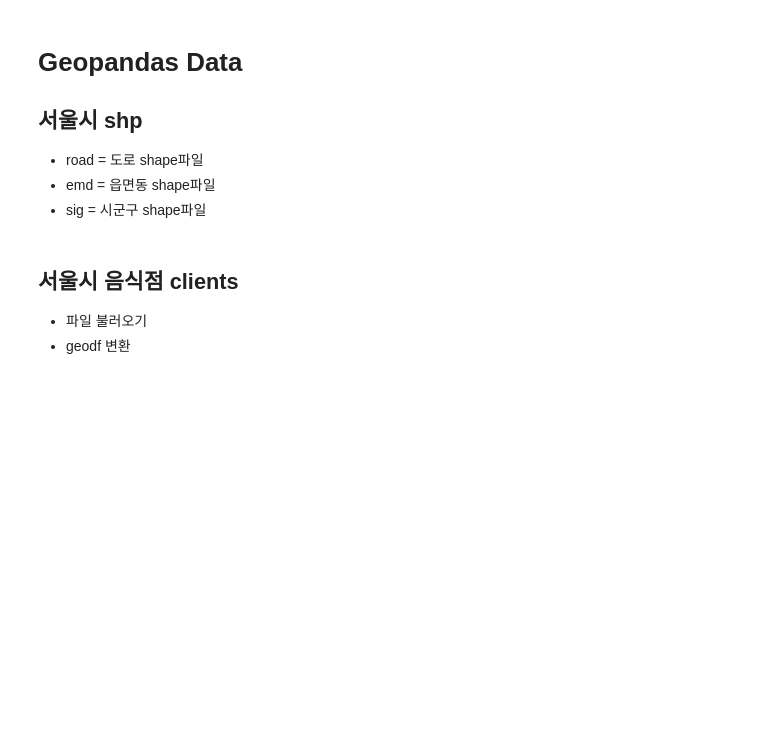
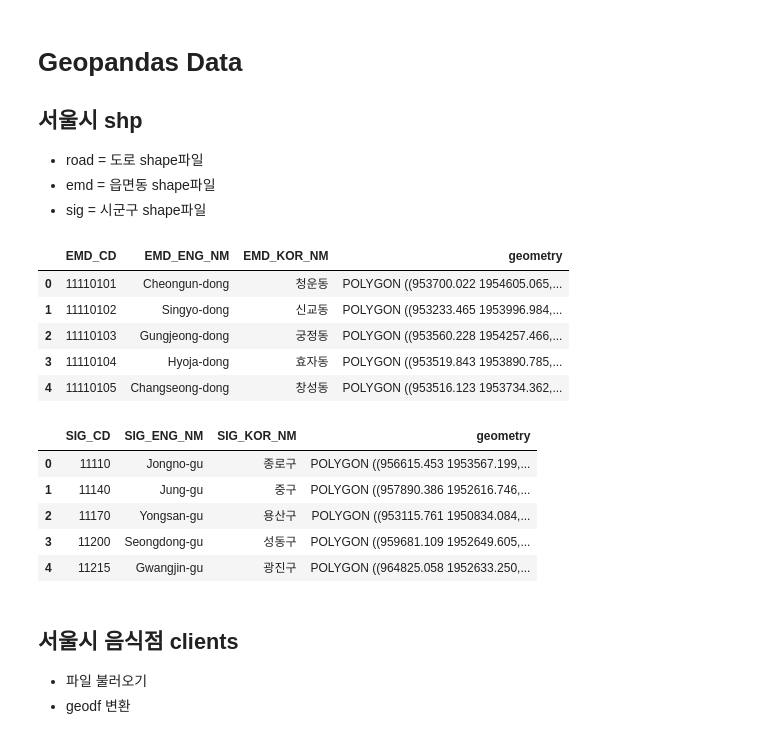
Before and after one commit to ChoiInYeol/KHUDA-Seoul-BigDataCampus, a Jupyter notebook: 4.서울시MLCP예시.ipynb, the cells around one changed output. Drawn from its saved outputs; the diff is of its cells as text; code cells hidden in the pictures; blank space fills up the shorter version.

```diff
--- a/4.서울시MLCP예시.ipynb
+++ b/4.서울시MLCP예시.ipynb
@@ -1318,10 +1289,23 @@ road = geopandas.read_file('data/seoul/Z_KAIS_TL_SPRD_MANAGE_11000.shp',encoding
 road = road.to_crs(epsg=5179)
 # %%
 # 읍면동 시군구 shp 파일 불러오기
-emd = geopandas.read_file('data/EMD_202101/TL_SCCO_EMD.shp',encoding = 'ANSI')
-sig = geopandas.read_file('data/SIG_202101/TL_SCCO_SIG.shp',encoding = 'ANSI')
+emd = geopandas.read_file('dataset\EMD_20220324\emd.shp',encoding = 'ANSI')
+sig = geopandas.read_file('dataset\SIG_20220324\sig.shp',encoding = 'ANSI')
 display(emd.head())
 display(sig.head())
+# %% [output]
+|  | EMD_CD | EMD_ENG_NM | EMD_KOR_NM | geometry |
+| 0 | 11110101 | Cheongun-dong | 청운동 | POLYGON ((953700.022 1954605.065,... |
+| 1 | 11110102 | Singyo-dong | 신교동 | POLYGON ((953233.465 1953996.984,... |
+| 2 | 11110103 | Gungjeong-dong | 궁정동 | POLYGON ((953560.228 1954257.466,... |
+| 3 | 11110104 | Hyoja-dong | 효자동 | POLYGON ((953519.843 1953890.785,... |
+| 4 | 11110105 | Changseong-dong | 창성동 | POLYGON ((953516.123 1953734.362,... |
+|  | SIG_CD | SIG_ENG_NM | SIG_KOR_NM | geometry |
+| 0 | 11110 | Jongno-gu | 종로구 | POLYGON ((956615.453 1953567.199,... |
+| 1 | 11140 | Jung-gu | 중구 | POLYGON ((957890.386 1952616.746,... |
+| 2 | 11170 | Yongsan-gu | 용산구 | POLYGON ((953115.761 1950834.084,... |
+| 3 | 11200 | Seongdong-gu | 성동구 | POLYGON ((959681.109 1952649.605,... |
+| 4 | 11215 | Gwangjin-gu | 광진구 | POLYGON ((964825.058 1952633.250,... |
 # %% [markdown]
 ## 서울시 음식점 clients
 - 파일 불러오기
```
Also changed, not shown: parts of 16 cells of this notebook.
